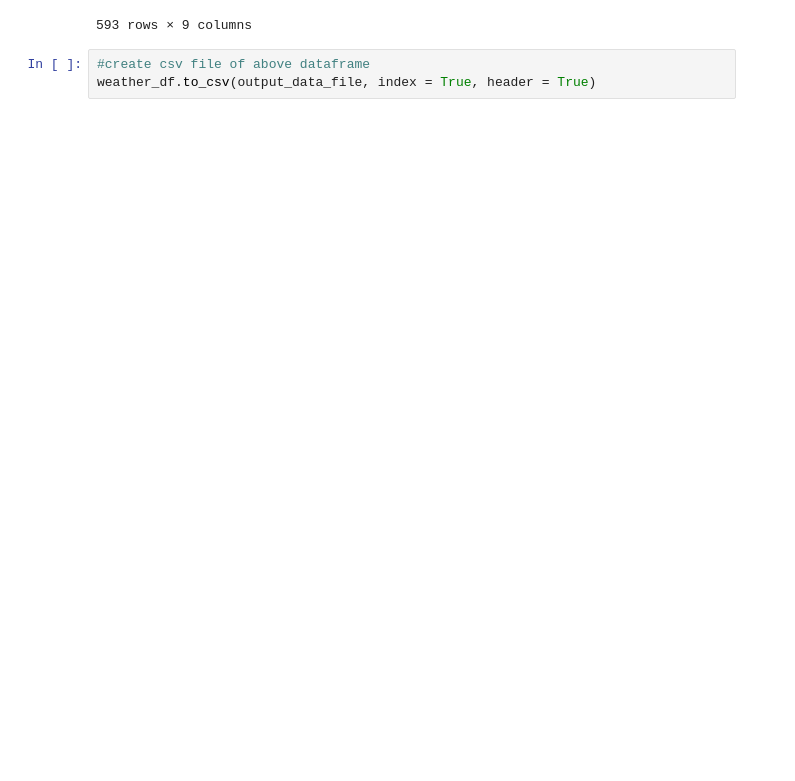
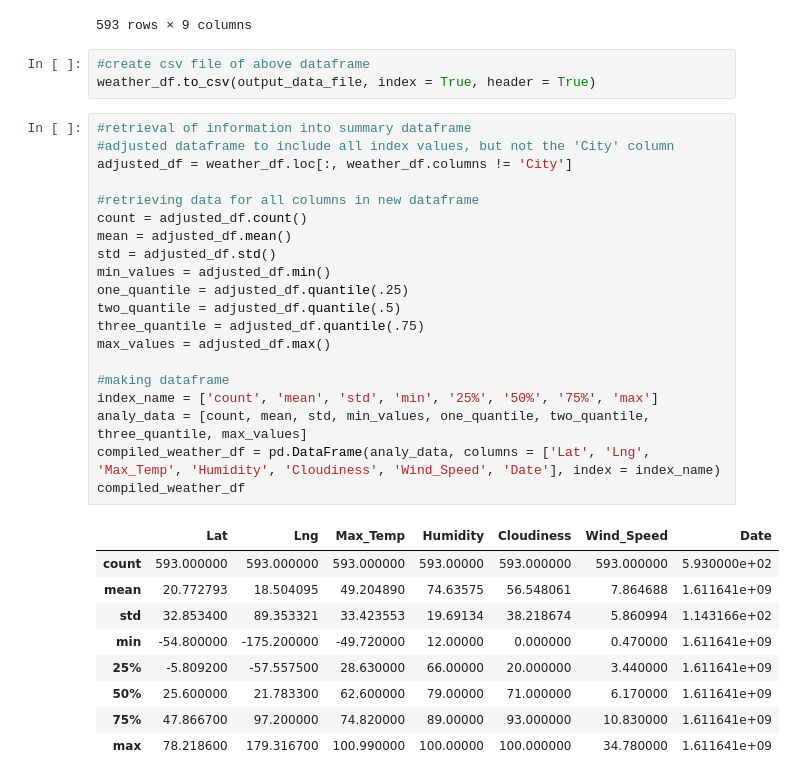
Before and after one commit to kylagelev/python-api-challenge, a Jupyter notebook: WeatherPy/WeatherPy.ipynb, the cells around one changed output. Drawn from its saved outputs; the diff is of its cells as text; blank space fills up the shorter version.

Commit message:
update
added summary table

```diff
--- a/WeatherPy/WeatherPy.ipynb
+++ b/WeatherPy/WeatherPy.ipynb
@@ -195,3 +199,33 @@ weather_df
 # %%
 #create csv file of above dataframe
 weather_df.to_csv(output_data_file, index = True, header = True)
+# %%
+#retrieval of information into summary dataframe
+#adjusted dataframe to include all index values, but not the 'City' column
+adjusted_df = weather_df.loc[:, weather_df.columns != 'City']
+
+#retrieving data for all columns in new dataframe
+count = adjusted_df.count()
+mean = adjusted_df.mean()
+std = adjusted_df.std()
+min_values = adjusted_df.min()
+one_quantile = adjusted_df.quantile(.25)
+two_quantile = adjusted_df.quantile(.5)
+three_quantile = adjusted_df.quantile(.75)
+max_values = adjusted_df.max()
+
+#making dataframe
+index_name = ['count', 'mean', 'std', 'min', '25%', '50%', '75%', 'max']
+analy_data = [count, mean, std, min_values, one_quantile, two_quantile, three_quantile, max_values]
+compiled_weather_df = pd.DataFrame(analy_data, columns = ['Lat', 'Lng', 'Max_Temp', 'Humidity', 'Cloudiness', 'Wind_Speed', 'Date'], index = index_name)
+compiled_weather_df
+# %% [output]
+|  | Lat | Lng | Max_Temp | Humidity | Cloudiness | Wind_Speed | Date |
+| count | 593.000000 | 593.000000 | 593.000000 | 593.00000 | 593.000000 | 593.000000 | 5.930000e+02 |
+| mean | 20.772793 | 18.504095 | 49.204890 | 74.63575 | 56.548061 | 7.864688 | 1.611641e+09 |
+| std | 32.853400 | 89.353321 | 33.423553 | 19.69134 | 38.218674 | 5.860994 | 1.143166e+02 |
+| min | -54.800000 | -175.200000 | -49.720000 | 12.00000 | 0.000000 | 0.470000 | 1.611641e+09 |
+| 25% | -5.809200 | -57.557500 | 28.630000 | 66.00000 | 20.000000 | 3.440000 | 1.611641e+09 |
+| 50% | 25.600000 | 21.783300 | 62.600000 | 79.00000 | 71.000000 | 6.170000 | 1.611641e+09 |
+| 75% | 47.866700 | 97.200000 | 74.820000 | 89.00000 | 93.000000 | 10.830000 | 1.611641e+09 |
+| max | 78.218600 | 179.316700 | 100.990000 | 100.00000 | 100.000000 | 34.780000 | 1.611641e+09 |
```
Also changed, not shown: parts of 1 cell of this notebook.
